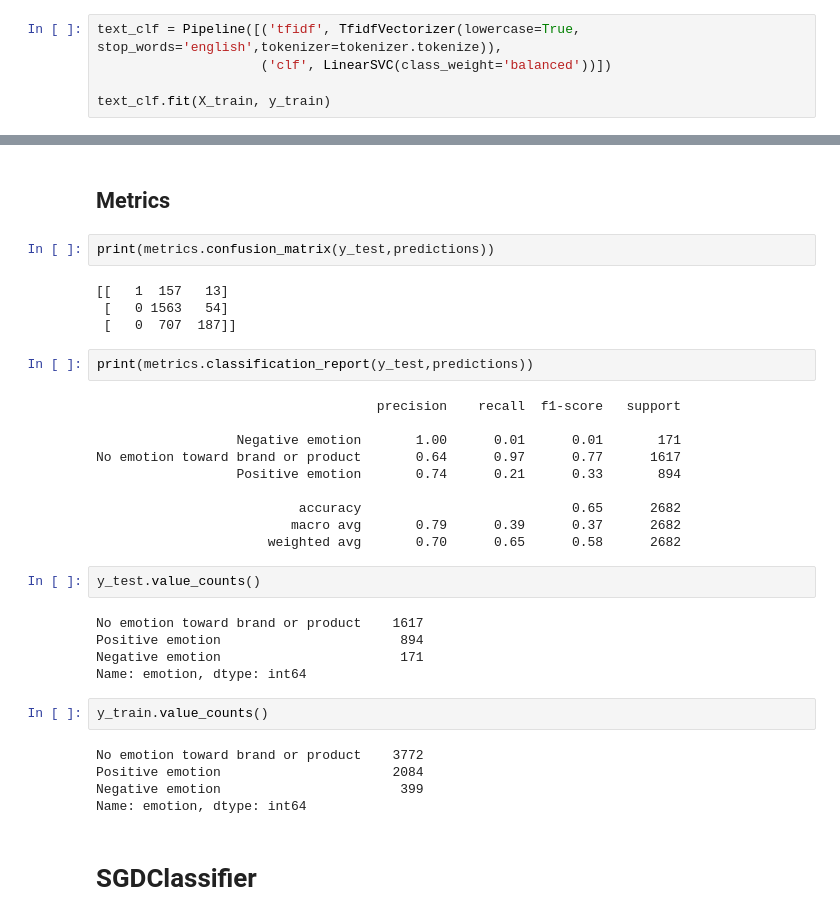
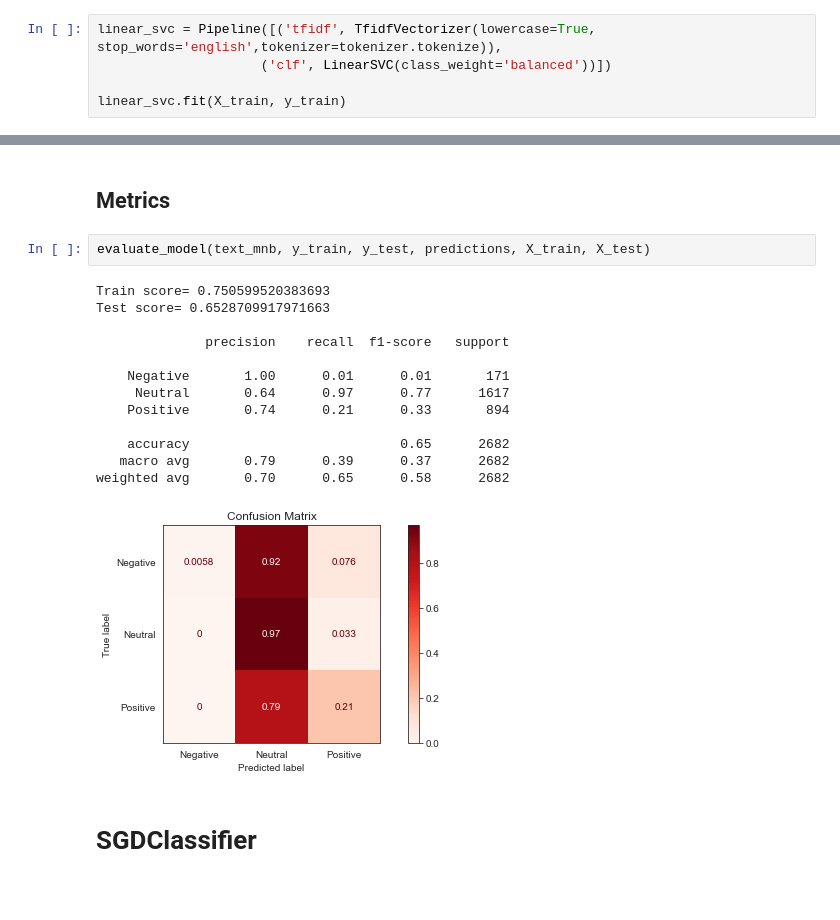
Before and after one commit to chefnewman/dsc-mod-4-project-v2-1-online-ds-pt-100719, a Jupyter notebook: Mod4_Project.ipynb, the cells around one changed output, grey strips where cells are left out. Saved outputs shown, nothing was run; the diff lists cells and outputs as text; blank space fills up the shorter version.

```diff
--- a/Mod4_Project.ipynb
+++ b/Mod4_Project.ipynb
@@ -324,10 +231,10 @@ from nltk import TweetTokenizer
 
 tokenizer = TweetTokenizer(preserve_case=False)
 # %%
-text_clf = Pipeline([('tfidf', TfidfVectorizer(lowercase=True, stop_words='english',tokenizer=tokenizer.tokenize)),
+linear_svc = Pipeline([('tfidf', TfidfVectorizer(lowercase=True, stop_words='english',tokenizer=tokenizer.tokenize)),
                      ('clf', LinearSVC(class_weight='balanced'))])
 
-text_clf.fit(X_train, y_train)
+linear_svc.fit(X_train, y_train)
 # %% [output]
 Pipeline(memory=None,
          steps=[('tfidf',
@@ -400,38 +331,22 @@ Pipeline(memory=None,
 predictions = text_mnb.predict(X_test)
 # %% [markdown]
 ## Metrics
-# %%
-print(metrics.confusion_matrix(y_test,predictions))
-# %% [output]
-[[   1  157   13]
- [   0 1563   54]
- [   0  707  187]]
-# %%
-print(metrics.classification_report(y_test,predictions))
-# %% [output]
-                                    precision    recall  f1-score   support
-
-                  Negative emotion       1.00      0.01      0.01       171
-No emotion toward brand or product       0.64      0.97      0.77      1617
-                  Positive emotion       0.74      0.21      0.33       894
-
-                          accuracy                           0.65      2682
-                         macro avg       0.79      0.39      0.37      2682
-                      weighted avg       0.70      0.65      0.58      2682
-# %%
-y_test.value_counts()
-# %% [output]
-No emotion toward brand or product    1617
-Positive emotion                       894
-Negative emotion                       171
-Name: emotion, dtype: int64
-# %%
-y_train.value_counts()
-# %% [output]
-No emotion toward brand or product    3772
-Positive emotion                      2084
-Negative emotion                       399
-Name: emotion, dtype: int64
+# %%
+evaluate_model(text_mnb, y_train, y_test, predictions, X_train, X_test)
+# %% [output]
+Train score= 0.750599520383693
+Test score= 0.6528709917971663
+
+              precision    recall  f1-score   support
+
+    Negative       1.00      0.01      0.01       171
+     Neutral       0.64      0.97      0.77      1617
+    Positive       0.74      0.21      0.33       894
+
+    accuracy                           0.65      2682
+   macro avg       0.79      0.39      0.37      2682
+weighted avg       0.70      0.65      0.58      2682
+[figure, added]
 # %% [markdown]
 # SGDClassifier
 # %%
```
Also changed, not shown: parts of 81 cells of this notebook.
